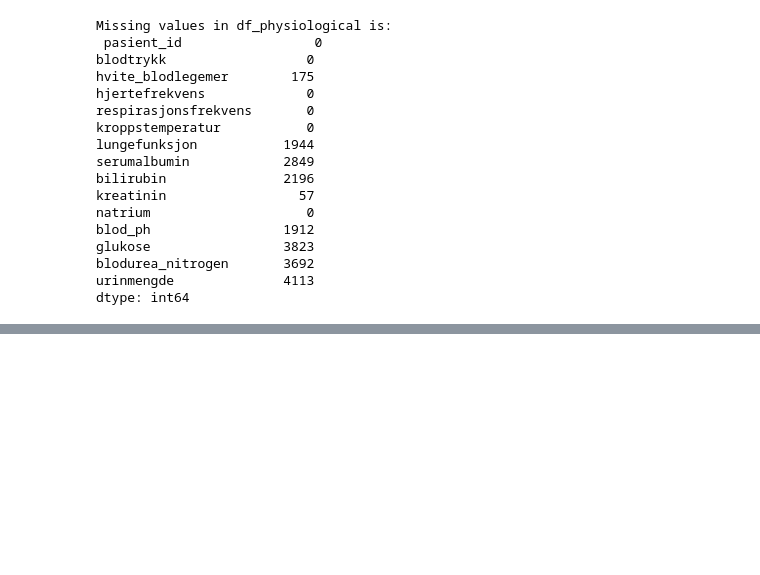
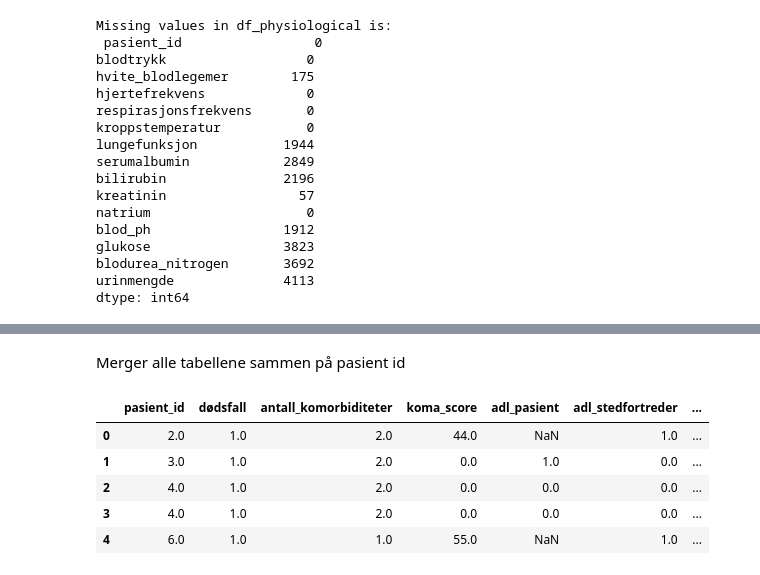
Before and after one commit to EllaSolberg/HospitalLengthofStayEstimation, a Jupyter notebook: data_washing.ipynb, the cells around one changed output, grey strips where cells are left out. Drawn from its saved outputs; the diff is of its cells as text; code cells hidden in the pictures; blank space fills up the shorter version.

```diff
--- a/data_washing.ipynb
+++ b/data_washing.ipynb
@@ -178 +199,23 @@ dnr_dag                          0
 dtype: int64
+# %% [markdown]
+Merger alle tabellene sammen på pasient id
+# %%
+# Slå sammen df_severity og df_demographic
+df_merged = pd.merge(df_severity, df_demographic, on='pasient_id', how='inner')
+
+# Slå sammen det midlertidige resultatet df_merged med df_hospital
+df_merged = pd.merge(df_merged, df_hospital, on='pasient_id', how='inner')
+
+# Slå sammen det midlertidige resultatet med df_physiological
+df_merged = pd.merge(df_merged, df_physiological, on='pasient_id', how='inner')
+
+df_merged = df_merged.astype(float)
+
+df_merged.head()
+# %% [output]
+|  | pasient_id | dødsfall | antall_komorbiditeter | koma_score | adl_pasient | adl_stedfortreder | ... |
+| 0 | 2.0 | 1.0 | 2.0 | 44.0 | NaN | 1.0 | ... |
+| 1 | 3.0 | 1.0 | 2.0 | 0.0 | 1.0 | 0.0 | ... |
+| 2 | 4.0 | 1.0 | 2.0 | 0.0 | 0.0 | 0.0 | ... |
+| 3 | 4.0 | 1.0 | 2.0 | 0.0 | 0.0 | 0.0 | ... |
+| 4 | 6.0 | 1.0 | 1.0 | 55.0 | NaN | 1.0 | ... |
```
Also changed, not shown: parts of 8 cells of this notebook.
